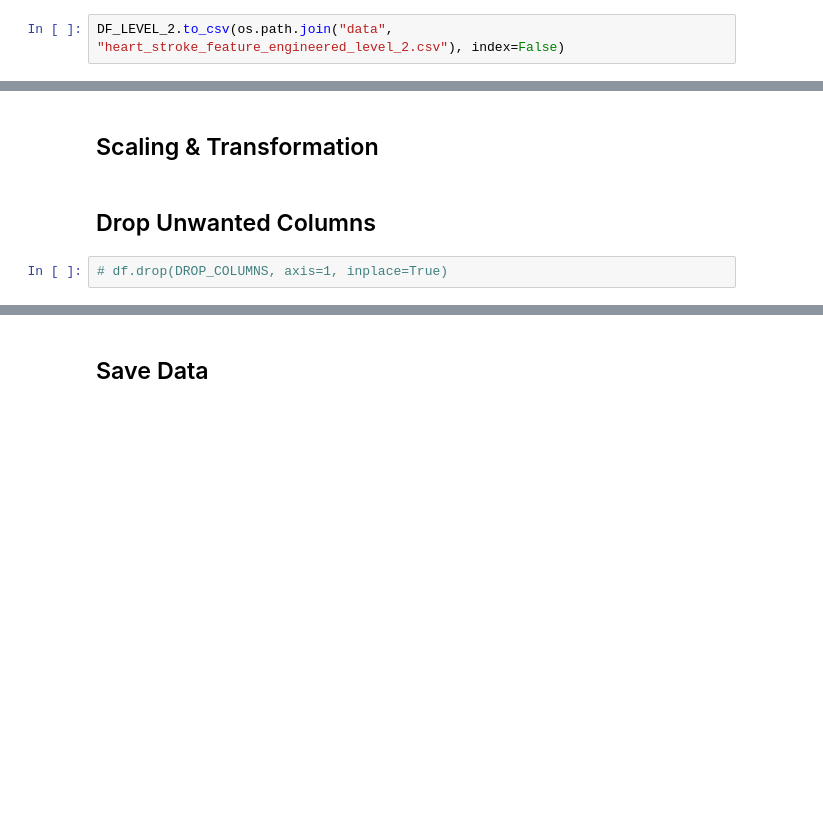
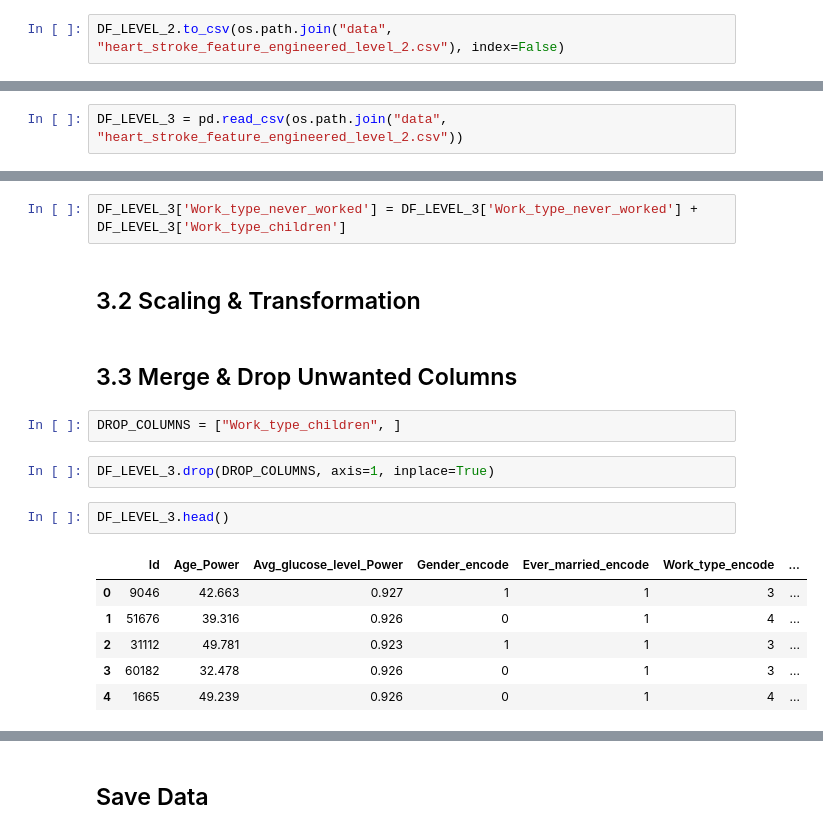
Before and after one commit to Rahul-404/heart-stroke-prediction, a Jupyter notebook: notebooks/04_Feature_Engineering.ipynb, the cells around one changed output, grey strips where cells are left out. Cells and saved outputs as stored; diff of their text form; blank space fills up the shorter version.

```diff
--- a/notebooks/04_Feature_Engineering.ipynb
+++ b/notebooks/04_Feature_Engineering.ipynb
@@ -608,0 +672,2 @@ DF_LEVEL_2.to_csv(os.path.join("data", "heart_stroke_feature_engineered_level_2.
+# %%
+DF_LEVEL_3 = pd.read_csv(os.path.join("data", "heart_stroke_feature_engineered_level_2.csv"))
@@ -609,6 +704,19 @@ DF_LEVEL_2.to_csv(os.path.join("data", "heart_stroke_feature_engineered_level_2.
+# %%
+DF_LEVEL_3['Work_type_never_worked'] = DF_LEVEL_3['Work_type_never_worked'] + DF_LEVEL_3['Work_type_children']
 # %% [markdown]
-## Scaling & Transformation
+## 3.2 Scaling & Transformation
 # %% [markdown]
-## Drop Unwanted Columns
+## 3.3 Merge & Drop Unwanted Columns
+# %%
+DROP_COLUMNS = ["Work_type_children", ]
 # %%
-# df.drop(DROP_COLUMNS, axis=1, inplace=True)
+DF_LEVEL_3.drop(DROP_COLUMNS, axis=1, inplace=True)
+# %%
+DF_LEVEL_3.head()
+# %% [output]
+|  | Id | Age_Power | Avg_glucose_level_Power | Gender_encode | Ever_married_encode | Work_type_encode | ... |
+| 0 | 9046 | 42.663 | 0.927 | 1 | 1 | 3 | ... |
+| 1 | 51676 | 39.316 | 0.926 | 0 | 1 | 4 | ... |
+| 2 | 31112 | 49.781 | 0.923 | 1 | 1 | 3 | ... |
+| 3 | 60182 | 32.478 | 0.926 | 0 | 1 | 3 | ... |
+| 4 | 1665 | 49.239 | 0.926 | 0 | 1 | 4 | ... |
```
Also changed, not shown: parts of 85 cells of this notebook.
